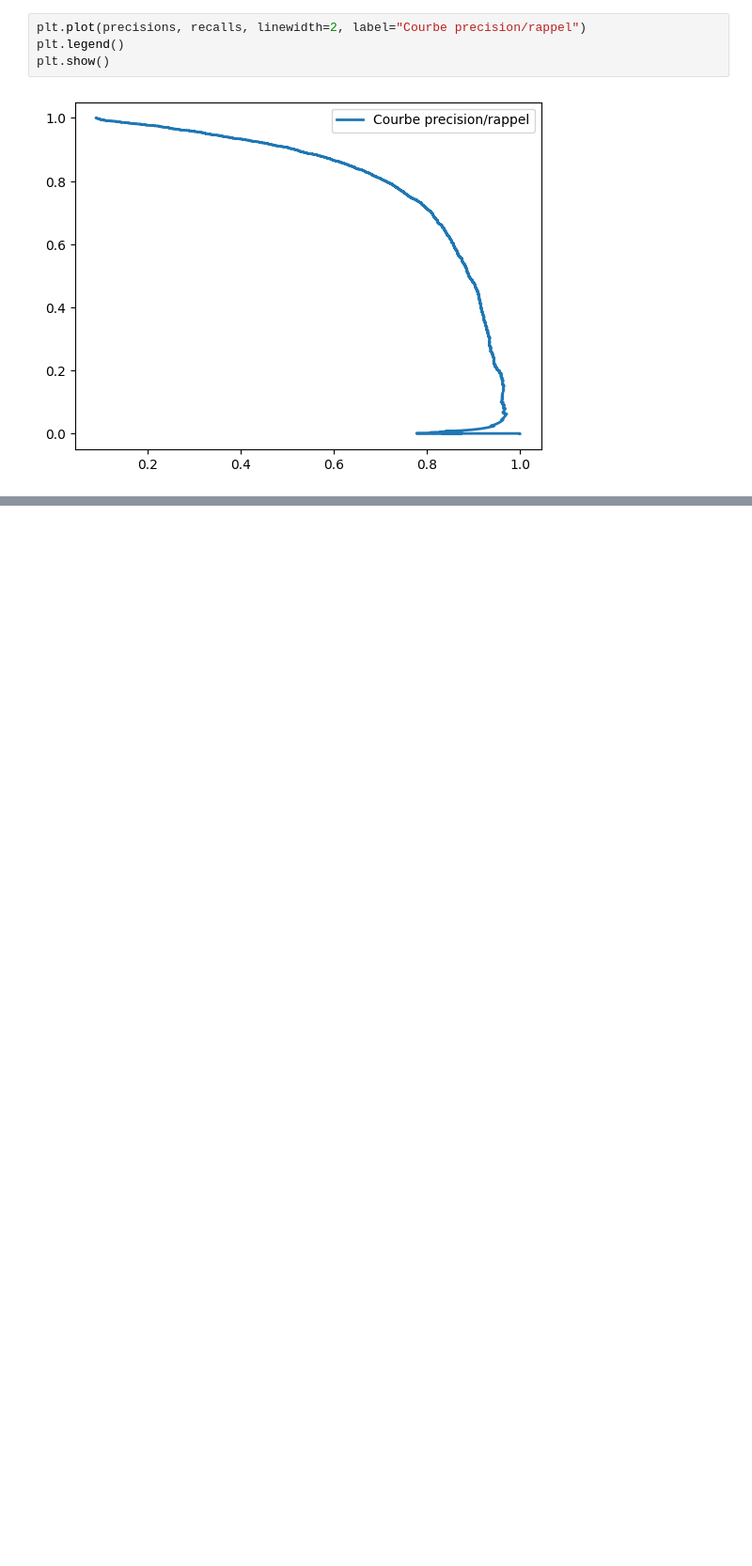
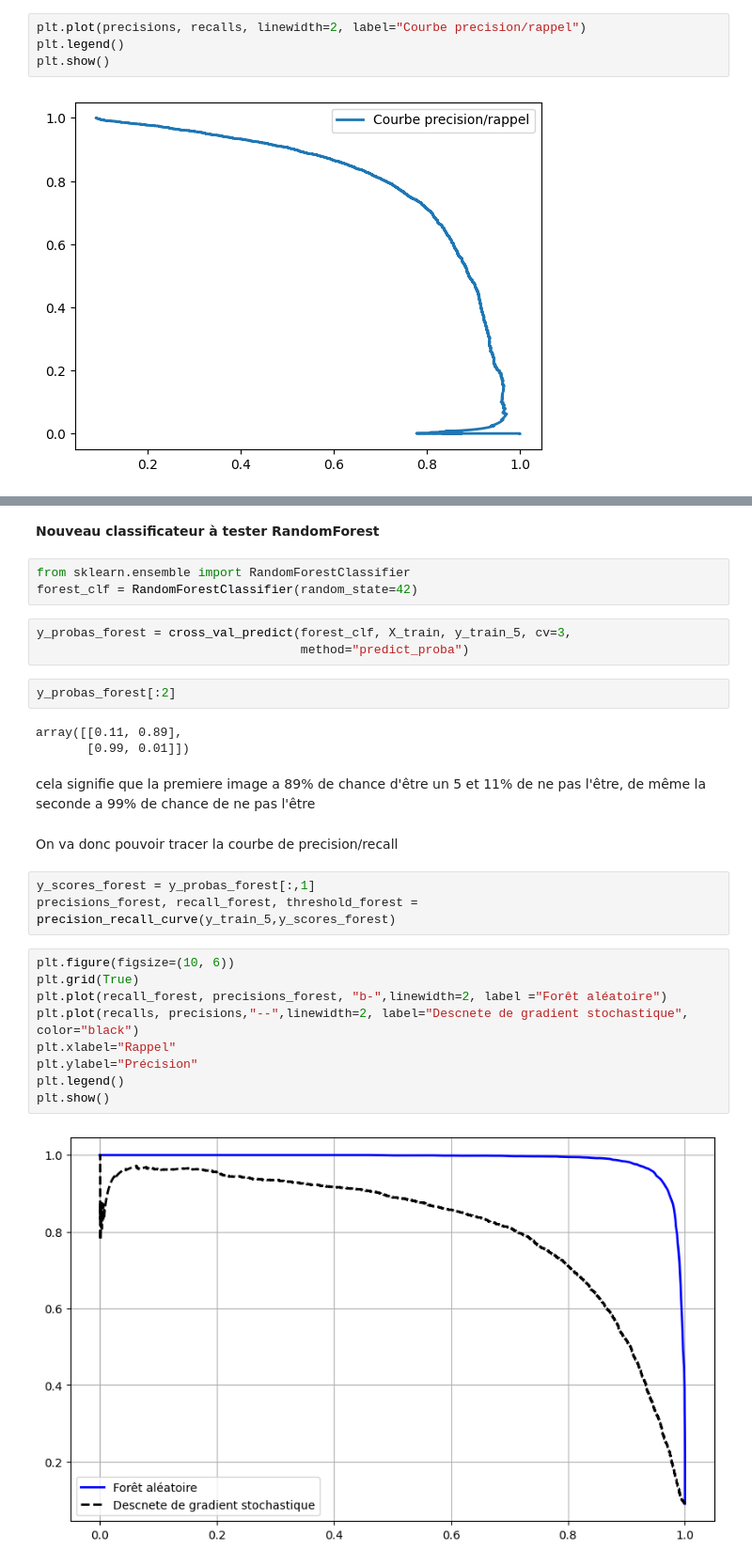
Before and after one commit to el-masry-abdelrhman/Handwritten-Digit-Recognition-in-python, a Jupyter notebook: calligraphy_reader.ipynb, the cells around one changed output, grey strips where cells are left out. Shown: that part at 94% size. Saved outputs shown, nothing was run; the diff lists cells and outputs as text; blank space fills up the shorter version.

```diff
--- a/calligraphy_reader.ipynb
+++ b/calligraphy_reader.ipynb
@@ -187,0 +245,31 @@ plt.show()
+# %% [markdown]
+**Nouveau classificateur à tester RandomForest**
+# %%
+from sklearn.ensemble import RandomForestClassifier
+forest_clf = RandomForestClassifier(random_state=42)
+# %%
+y_probas_forest = cross_val_predict(forest_clf, X_train, y_train_5, cv=3,
+                                    method="predict_proba")
+# %%
+y_probas_forest[:2]
+# %% [output]
+array([[0.11, 0.89],
+       [0.99, 0.01]])
+# %% [markdown]
+cela signifie que la premiere image a 89% de chance d'être un 5 et 11% de ne pas l'être, de même la seconde a 99% de chance de ne pas l'être
+# %% [markdown]
+On va donc pouvoir tracer la courbe de precision/recall
+# %%
+y_scores_forest = y_probas_forest[:,1]
+precisions_forest, recall_forest, threshold_forest = precision_recall_curve(y_train_5,y_scores_forest)
+# %%
+plt.figure(figsize=(10, 6))
+plt.grid(True)
+plt.plot(recall_forest, precisions_forest, "b-",linewidth=2, label ="Forêt aléatoire")
+plt.plot(recalls, precisions,"--",linewidth=2, label="Descnete de gradient stochastique", color="black")
+plt.xlabel="Rappel"
+plt.ylabel="Précision"
+plt.legend()
+plt.show()
+# %% [output]
+[figure, added]
```
Also changed, not shown: parts of 30 cells of this notebook.
